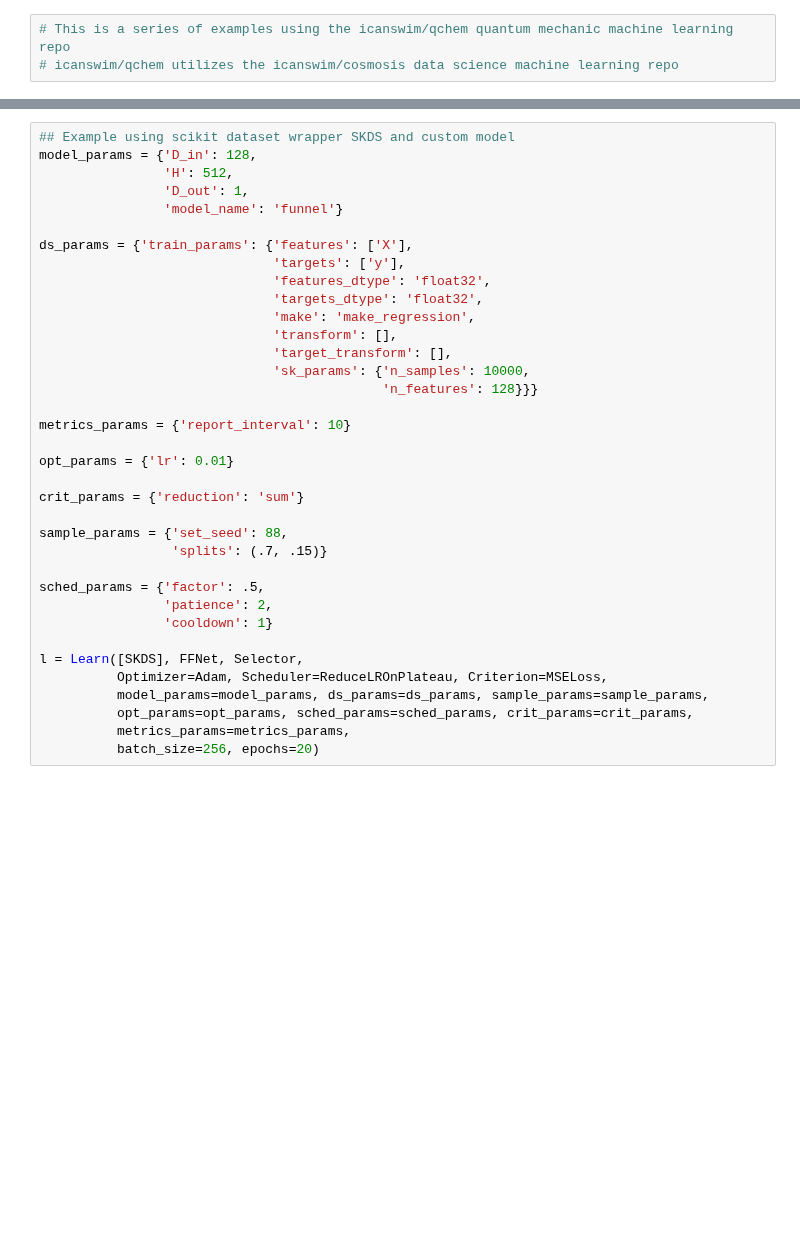
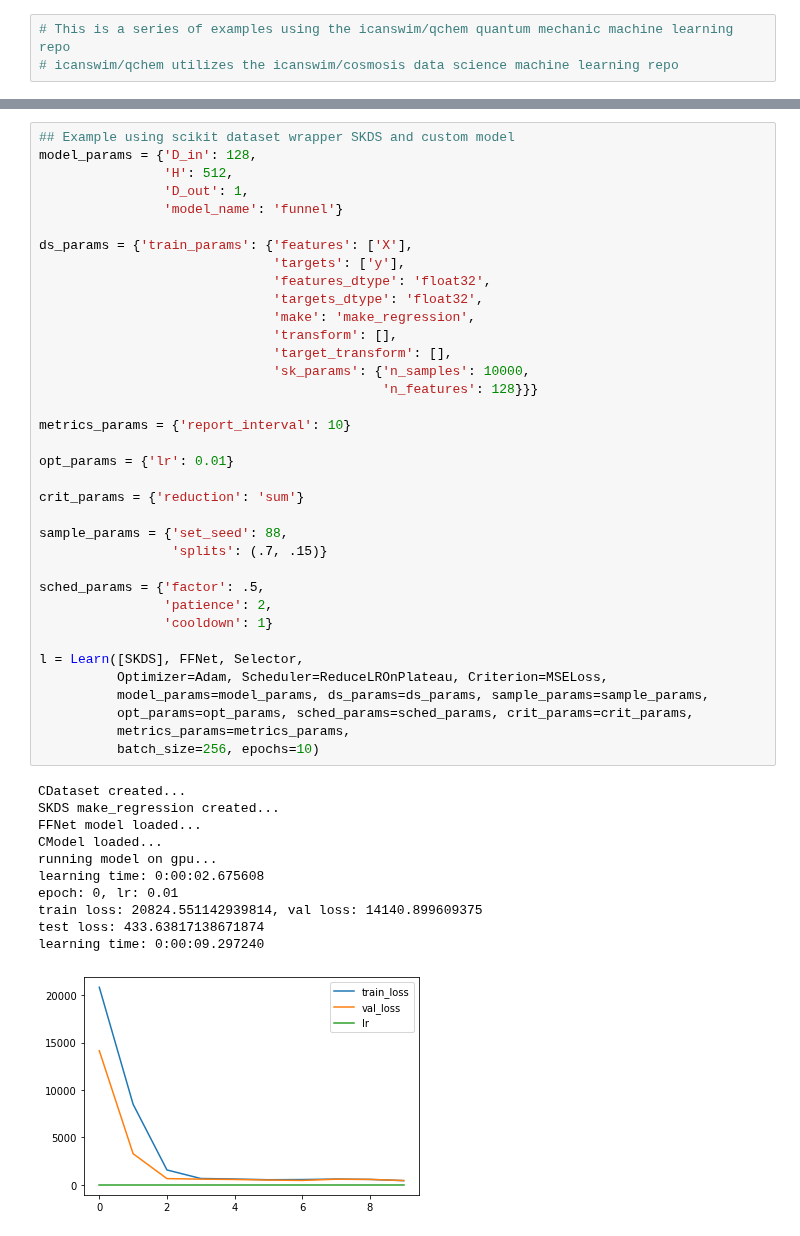
Before and after one commit to icanswim/qchem, a Jupyter notebook: experiment.ipynb, the cells around one changed output, grey strips where cells are left out. Saved outputs shown, nothing was run; the diff lists cells and outputs as text; blank space fills up the shorter version.

```diff
--- a/experiment.ipynb
+++ b/experiment.ipynb
@@ -24,32 +24,44 @@ model_params = {'D_in': 128,
                 'model_name': 'funnel'}
 
 ds_params = {'train_params': {'features': ['X'],
                               'targets': ['y'],
                               'features_dtype': 'float32',
                               'targets_dtype': 'float32',
                               'make': 'make_regression',
                               'transform': [],
                               'target_transform': [],
                               'sk_params': {'n_samples': 10000,
                                             'n_features': 128}}}
 
 metrics_params = {'report_interval': 10}
 
 opt_params = {'lr': 0.01}
 
 crit_params = {'reduction': 'sum'}
 
 sample_params = {'set_seed': 88,
                  'splits': (.7, .15)}
 
 sched_params = {'factor': .5,
                 'patience': 2,
                 'cooldown': 1}
 
 l = Learn([SKDS], FFNet, Selector,
           Optimizer=Adam, Scheduler=ReduceLROnPlateau, Criterion=MSELoss,
           model_params=model_params, ds_params=ds_params, sample_params=sample_params,
           opt_params=opt_params, sched_params=sched_params, crit_params=crit_params,
           metrics_params=metrics_params,
-          batch_size=256, epochs=20)
+          batch_size=256, epochs=10)
+# %% [output]
+CDataset created...
+SKDS make_regression created...
+FFNet model loaded...
+CModel loaded...
+running model on gpu...
+learning time: 0:00:02.675608
+epoch: 0, lr: 0.01
+train loss: 20824.551142939814, val loss: 14140.899609375
+test loss: 433.63817138671874
+learning time: 0:00:09.297240
+[figure, added]
 # %%
```
Also changed, not shown: parts of 9 cells of this notebook, 1 other file.
